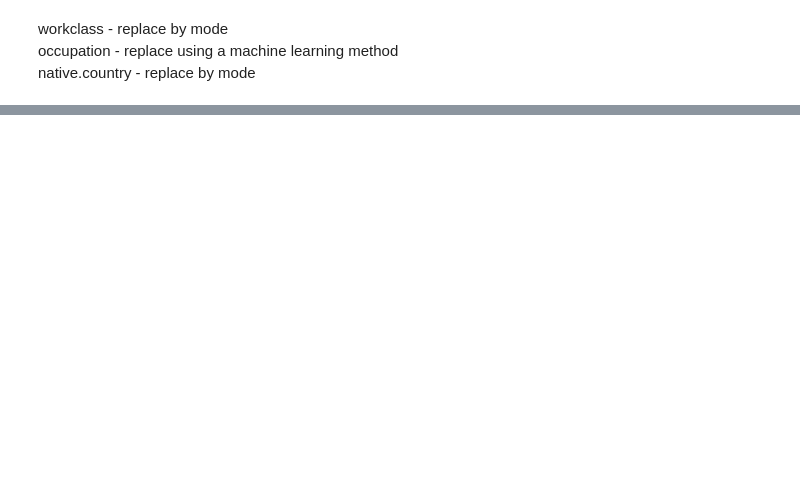
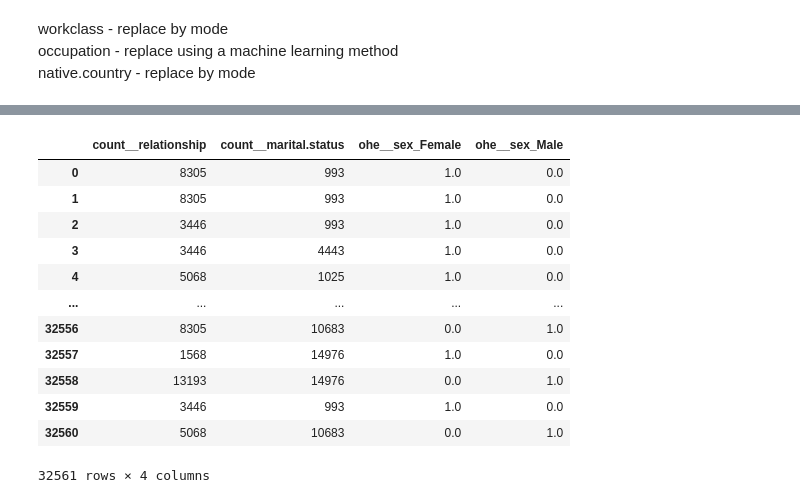
Before and after one commit to roijacob/data-science-projects, a Jupyter notebook: census-income/notebook.ipynb, the cells around one changed output, grey strips where cells are left out. Drawn from its saved outputs; the diff is of its cells as text; code cells hidden in the pictures; blank space fills up the shorter version.

Commit message:
Add encoding methods
Encoding methods such as count encoding and one-hot encoding are added to few features.

```diff
--- a/census-income/notebook.ipynb
+++ b/census-income/notebook.ipynb
@@ -237,0 +215,28 @@ native.country - replace by mode
+# %%
+from category_encoders import CountEncoder
+
+cnt_encoder = CountEncoder()
+
+ohe_enc = OneHotEncoder(sparse_output=False, handle_unknown='ignore')
+cardinality_pipeline = make_pipeline(freq_imp, cnt_encoder)
+# %%
+count_process = ColumnTransformer([
+    ('count', cardinality_pipeline, ['relationship', 'marital.status']),
+    ('ohe', ohe_enc, ['sex'])
+])
+# %%
+count_process.fit_transform(df)
+# %% [output]
+|  | count__relationship | count__marital.status | ohe__sex_Female | ohe__sex_Male |
+| 0 | 8305 | 993 | 1.0 | 0.0 |
+| 1 | 8305 | 993 | 1.0 | 0.0 |
+| 2 | 3446 | 993 | 1.0 | 0.0 |
+| 3 | 3446 | 4443 | 1.0 | 0.0 |
+| 4 | 5068 | 1025 | 1.0 | 0.0 |
+| ... | ... | ... | ... | ... |
+| 32556 | 8305 | 10683 | 0.0 | 1.0 |
+| 32557 | 1568 | 14976 | 1.0 | 0.0 |
+| 32558 | 13193 | 14976 | 0.0 | 1.0 |
+| 32559 | 3446 | 993 | 1.0 | 0.0 |
+| 32560 | 5068 | 10683 | 0.0 | 1.0 |
+32561 rows × 4 columns
```
Also changed, not shown: parts of 10 cells of this notebook.
